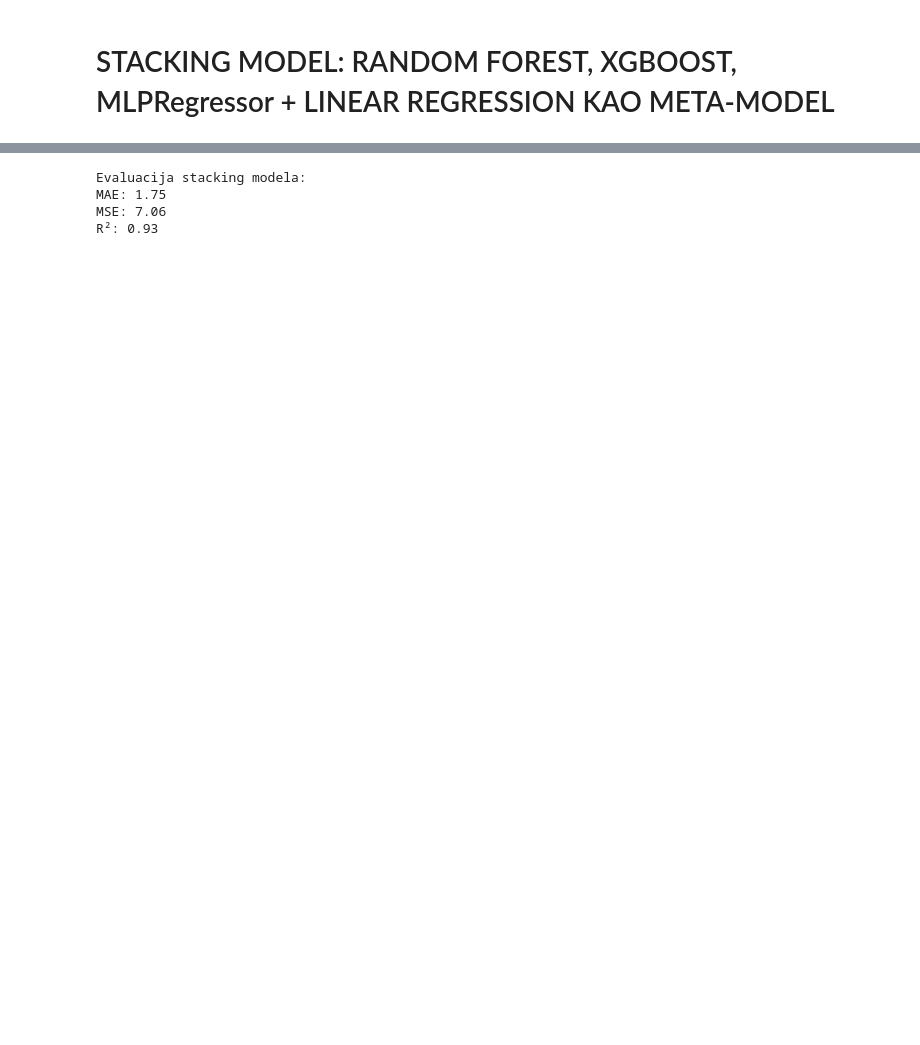
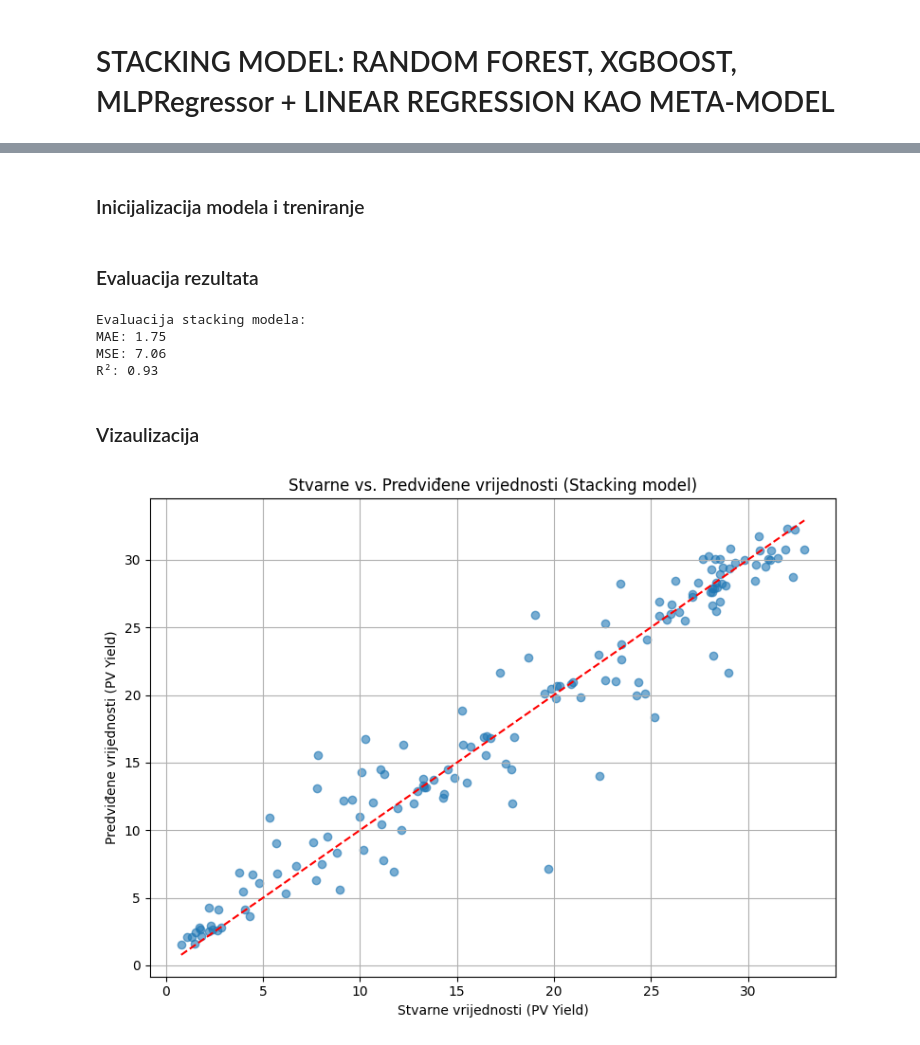
Before and after one commit to en765/projekt-R, a Jupyter notebook: RFXGLR.ipynb, the cells around one changed output, grey strips where cells are left out. Cells and saved outputs as stored; diff of their text form; code cells hidden in the pictures; blank space fills up the shorter version.

```diff
--- a/RFXGLR.ipynb
+++ b/RFXGLR.ipynb
@@ -49 +46,3 @@ mlp = MLPRegressor(hidden_layer_sizes=(64, 32), max_iter=1000, random_state=42,
+# %% [markdown]
+### Inicijalizacija modela i treniranje
 # %%
@@ -66,6 +71,8 @@ meta_model.fit(meta_features, y_test)
 
 # Konačne predikcije
 final_pred = meta_model.predict(meta_features)
+# %% [markdown]
+### Evaluacija rezultata
 # %%
 # Evaluacija
 mae = mean_absolute_error(y_test, final_pred)
@@ -81,3 +88,21 @@ Evaluacija stacking modela:
 MAE: 1.75
 MSE: 7.06
 R²: 0.93
+# %% [markdown]
+### Vizaulizacija
+# %%
+import matplotlib.pyplot as plt
+
+# Scatter graf: stvarne vs. predviđene vrijednosti
+plt.figure(figsize=(8, 6))
+plt.scatter(y_test, final_pred, alpha=0.6)
+plt.plot([y_test.min(), y_test.max()], [y_test.min(), y_test.max()], 'r--')  # Idealna linija
+plt.xlabel("Stvarne vrijednosti (PV Yield)")
+plt.ylabel("Predviđene vrijednosti (PV Yield)")
+plt.title("Stvarne vs. Predviđene vrijednosti (Stacking model)")
+plt.grid(True)
+plt.tight_layout()
+plt.savefig("grafovi/RFXGLR.png")
+plt.show()
+# %% [output]
+[figure, added]
```
Also changed, not shown: parts of 3 cells of this notebook, 21 other files.
